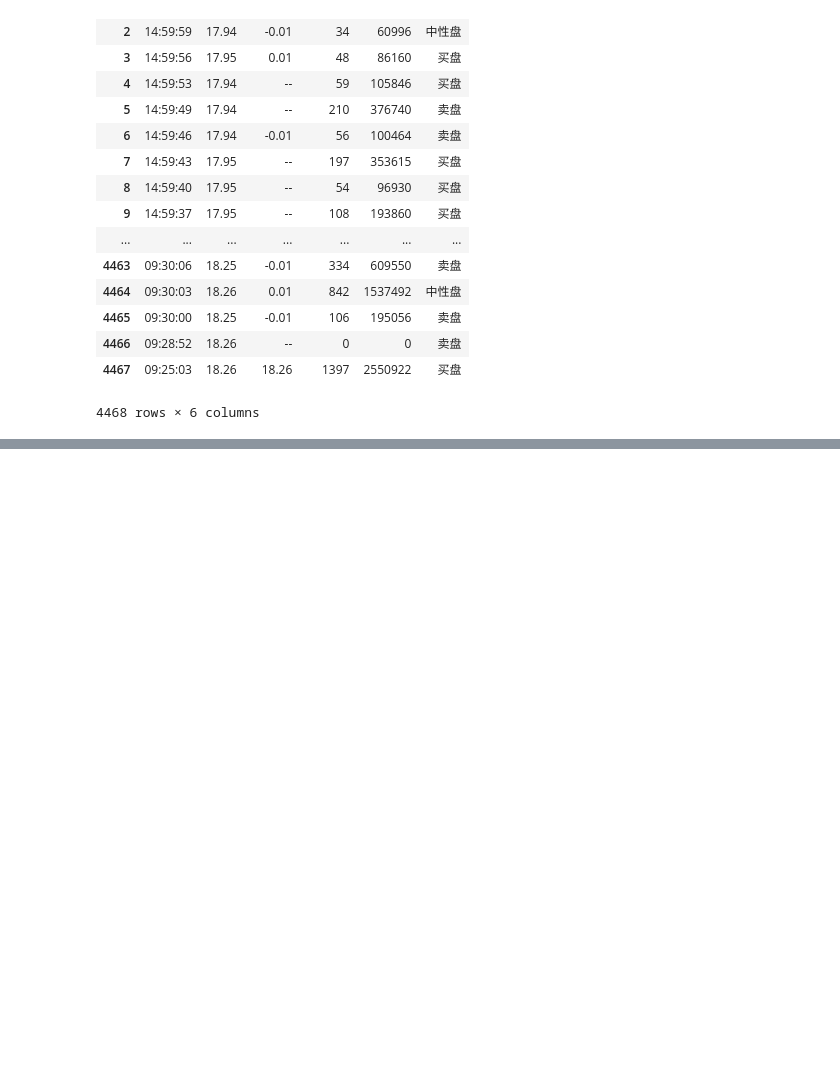
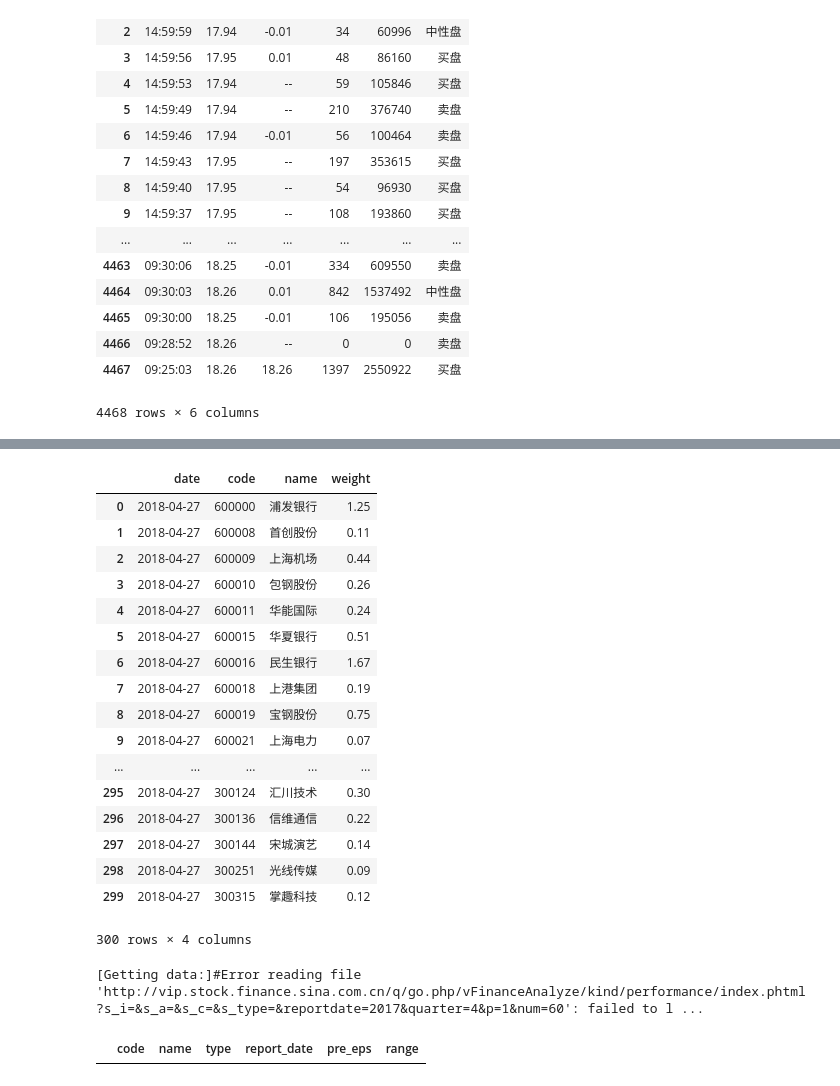
Before and after one commit to Jheng-Yi-Chen/Python, a Jupyter notebook: 2018_05_23 tushare - 複製.ipynb, the cells around one changed output, grey strips where cells are left out. Cells and saved outputs as stored; diff of their text form; code cells hidden in the pictures; blank space fills up the shorter version.

```diff
--- a/2018_05_23 tushare - 複製.ipynb
+++ b/2018_05_23 tushare - 複製.ipynb
@@ -268,0 +334,26 @@ ts.get_tick_data('601688', date = '2018-05-22')
+# %%
+ts.get_hs300s()
+# %% [output]
+|  | date | code | name | weight |
+| 0 | 2018-04-27 | 600000 | 浦发银行 | 1.25 |
+| 1 | 2018-04-27 | 600008 | 首创股份 | 0.11 |
+| 2 | 2018-04-27 | 600009 | 上海机场 | 0.44 |
+| 3 | 2018-04-27 | 600010 | 包钢股份 | 0.26 |
+| 4 | 2018-04-27 | 600011 | 华能国际 | 0.24 |
+| 5 | 2018-04-27 | 600015 | 华夏银行 | 0.51 |
+| 6 | 2018-04-27 | 600016 | 民生银行 | 1.67 |
+| 7 | 2018-04-27 | 600018 | 上港集团 | 0.19 |
+| 8 | 2018-04-27 | 600019 | 宝钢股份 | 0.75 |
+| 9 | 2018-04-27 | 600021 | 上海电力 | 0.07 |
+| ... | ... | ... | ... | ... |
+| 295 | 2018-04-27 | 300124 | 汇川技术 | 0.30 |
+| 296 | 2018-04-27 | 300136 | 信维通信 | 0.22 |
+| 297 | 2018-04-27 | 300144 | 宋城演艺 | 0.14 |
+| 298 | 2018-04-27 | 300251 | 光线传媒 | 0.09 |
+| 299 | 2018-04-27 | 300315 | 掌趣科技 | 0.12 |
+300 rows × 4 columns
+# %%
+ts.forecast_data(2017, 4)
+# %% [output]
+[Getting data:]#Error reading file 'http://vip.stock.finance.sina.com.cn/q/go.php/vFinanceAnalyze/kind/performance/index.phtml?s_i=&s_a=&s_c=&s_type=&reportdate=2017&quarter=4&p=1&num=60': failed to l ...
+|  | code | name | type | report_date | pre_eps | range |
```
Also changed, not shown: parts of 5 cells of this notebook.
